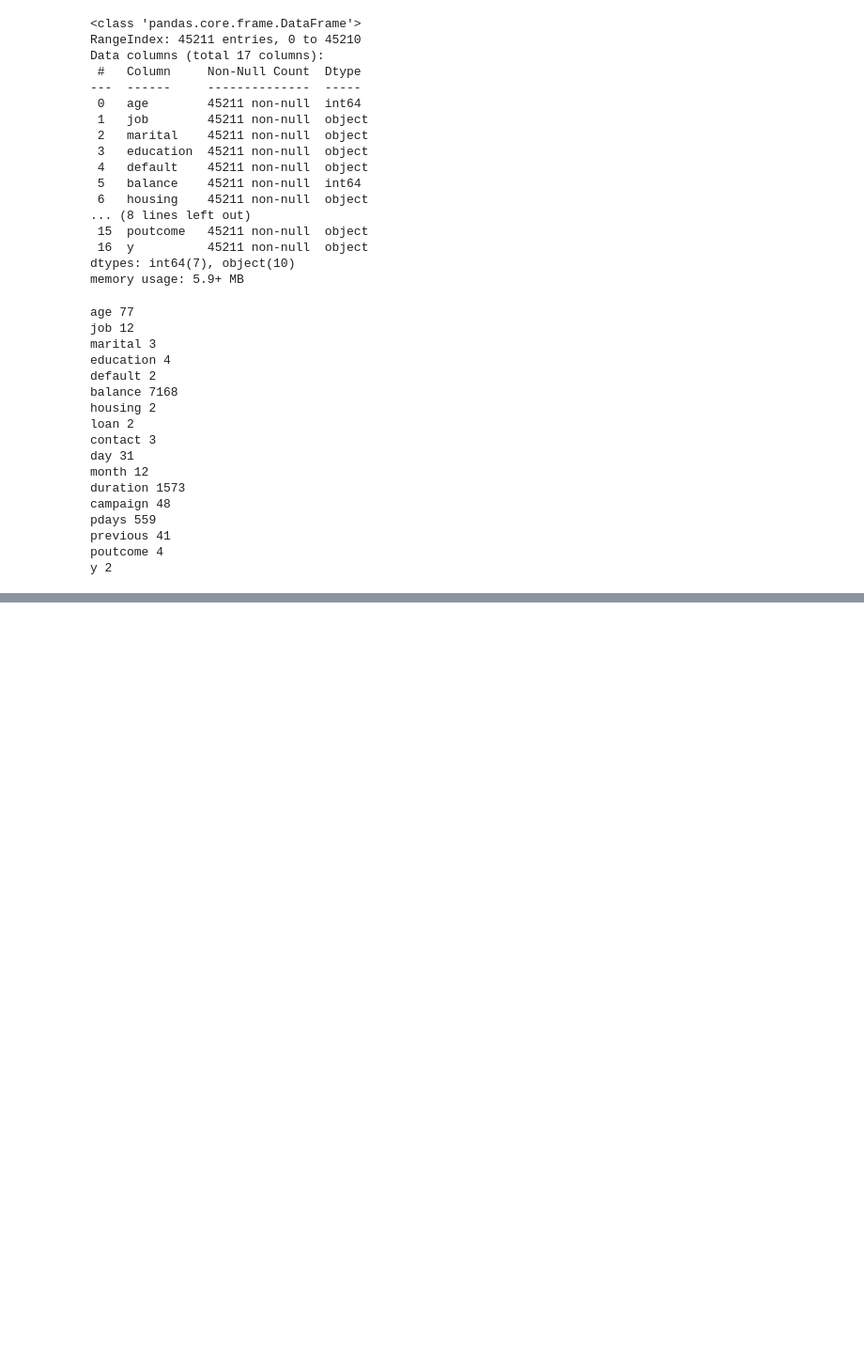
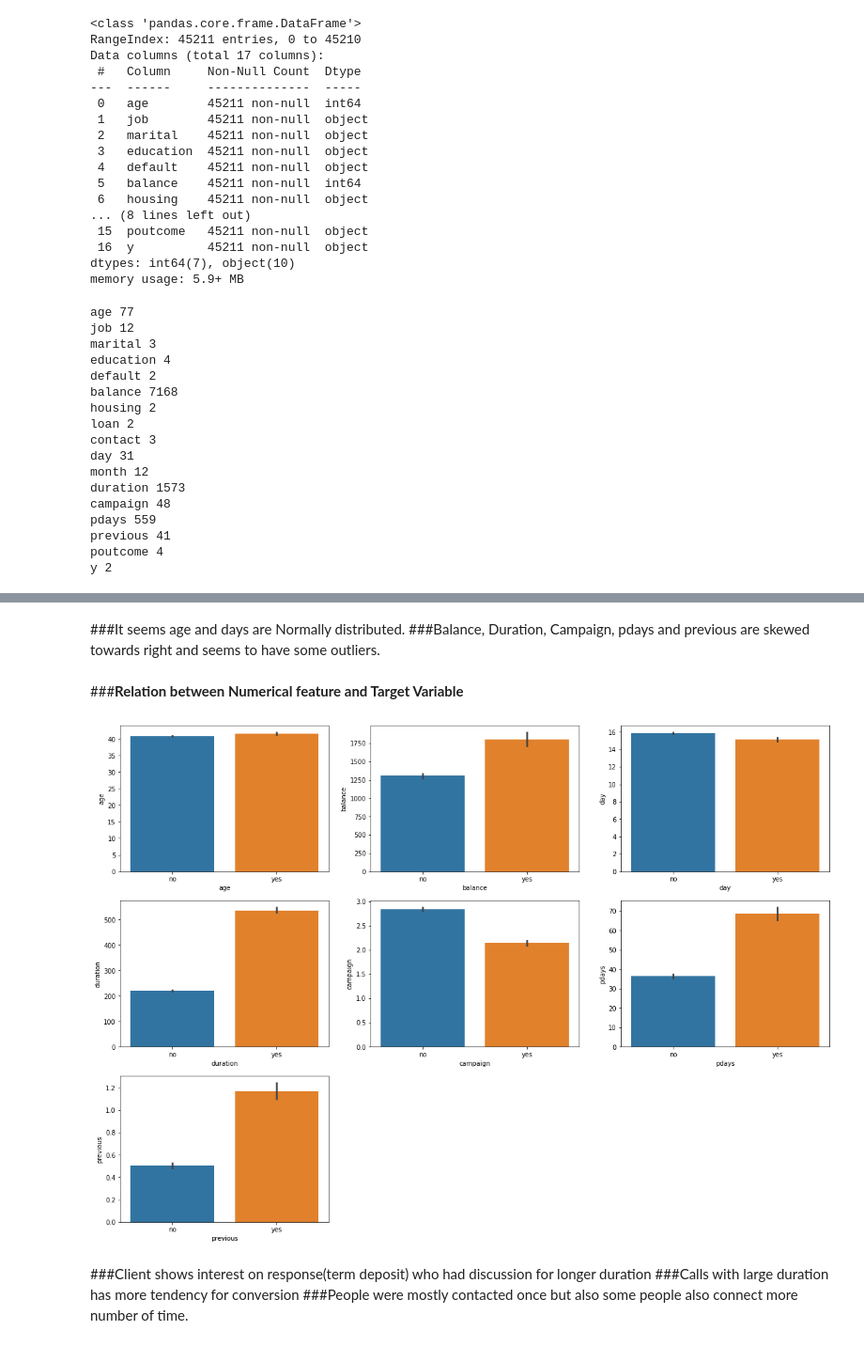
Before and after one commit to YashwantRaul/Supervised-ML-Classification, a Jupyter notebook: Bank_Marketing_Effectiveness_Prediction_Capstone_Project.ipynb, the cells around one changed output, grey strips where cells are left out. Shown: that part at 94% size. Saved outputs shown, nothing was run; the diff lists cells and outputs as text; code cells hidden in the pictures; blank space fills up the shorter version.

```diff
--- a/Bank_Marketing_Effectiveness_Prediction_Capstone_Project.ipynb
+++ b/Bank_Marketing_Effectiveness_Prediction_Capstone_Project.ipynb
@@ -202,0 +362,22 @@ y 2
+# %% [markdown]
+###It seems age and days are Normally distributed.
+###Balance, Duration, Campaign, pdays and previous are skewed towards right and seems to have some outliers.
+# %% [markdown]
+###**Relation between Numerical feature  and Target Variable**
+# %%
+#Box plot to show target distribution with respect to numerical features.
+plt.figure(figsize=(20,60),facecolor='white')
+plotnumber = 1
+for feature in con_feature:
+  ax = plt.subplot(12,3,plotnumber)
+  sns.barplot(x="y", y= df[feature], data=df)
+  plt.xlabel(feature)
+  plotnumber+= 1
+plt.show()
+# %% [output]
+[figure, added]
+# %% [markdown]
+
+###Client shows interest on response(term deposit) who had discussion for longer duration
+###Calls with large duration has more tendency for conversion
+###People were mostly contacted once but also some people also connect more number of time.
```
Also changed, not shown: parts of 20 cells of this notebook.
